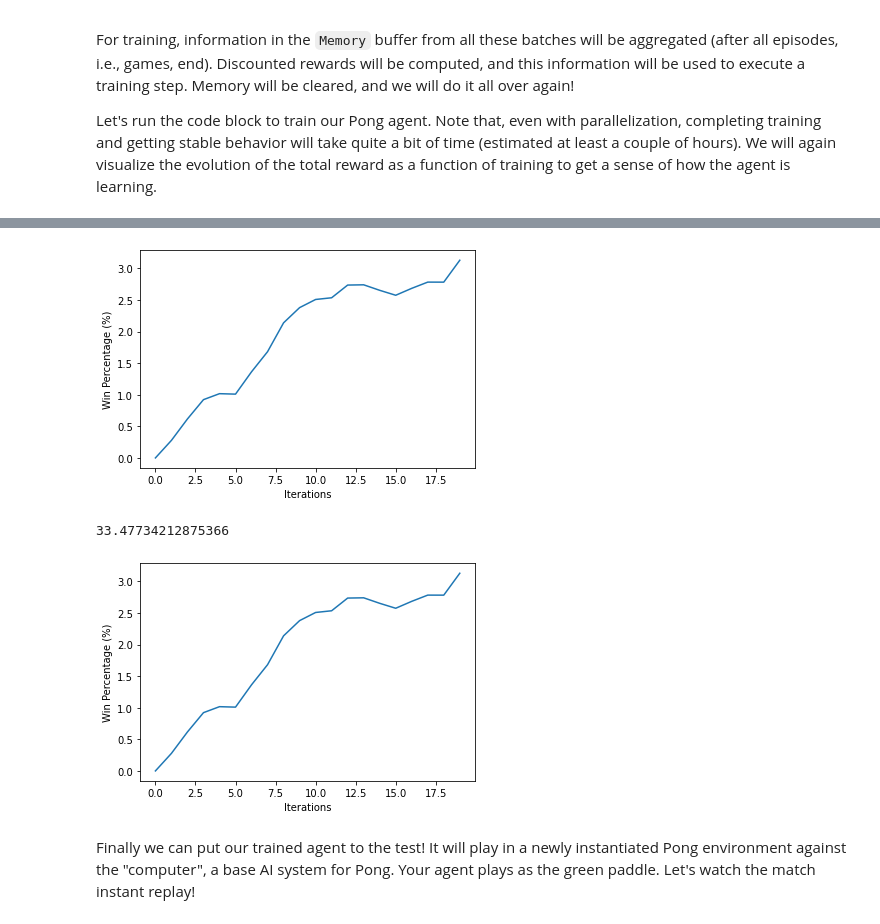
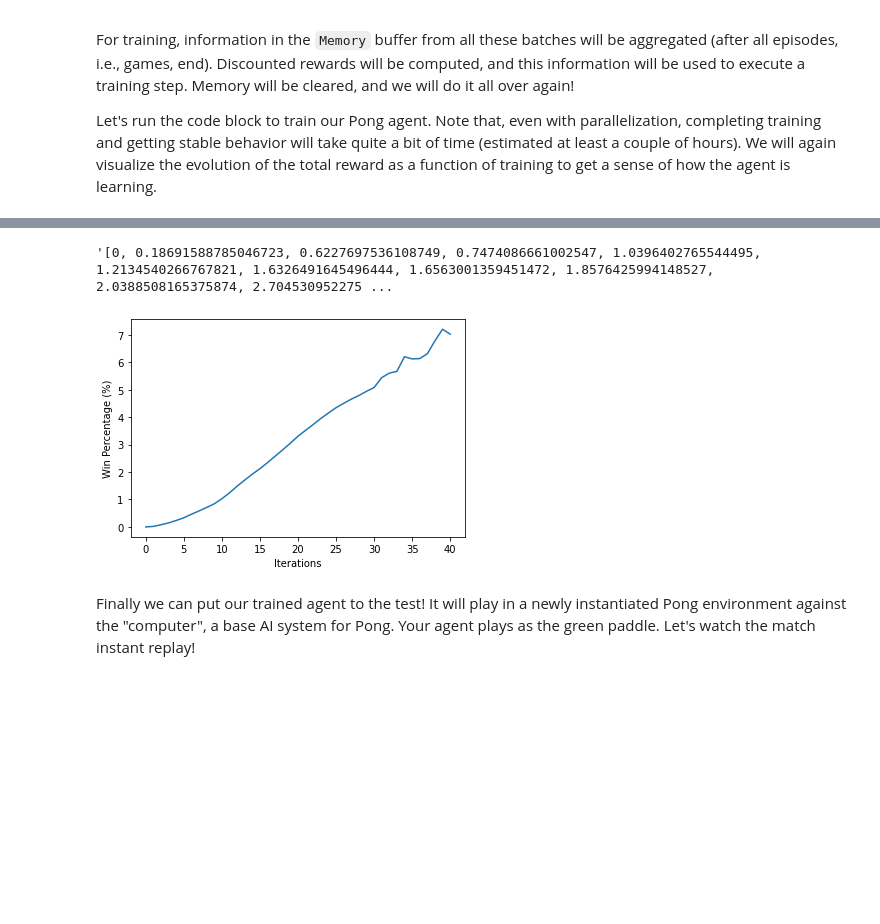
Before and after one commit to rrpronaldo/MIT_6S191, a Jupyter notebook: MIT 6.S191 - Reinforcement Learning.ipynb, the cells around one changed output, grey strips where cells are left out. Saved outputs shown, nothing was run; the diff lists cells and outputs as text; code cells hidden in the pictures; blank space fills up the shorter version.

Commit message:
Labs 3: Reinforcement Learning - Saving model and retraining

```diff
--- a/MIT 6.S191 - Reinforcement Learning.ipynb
+++ b/MIT 6.S191 - Reinforcement Learning.ipynb
@@ -762,0 +784,2 @@ Let's run the code block to train our Pong agent. Note that, even with paralleli
+# %%
+reloaded_pong_model = reload_sm_keras = tf.keras.models.load_model("Pong_Model_Env_Pong-v0", custom_objects={'KerasLayer': hub.KerasLayer})
@@ -763,3 +788,10 @@ Let's run the code block to train our Pong agent. Note that, even with paralleli
+# %%
+with open('smoothed_reward.txt', 'r') as f:
+  smoothed_reward_reloaded = f.readlines()
+# %%
+smoothed_reward_reloaded[0]
+# %% [output]
+'[0, 0.18691588785046723, 0.6227697536108749, 0.7474086661002547, 1.0396402765544495, 1.2134540266767821, 1.6326491645496444, 1.6563001359451472, 1.8576425994148527, 2.0388508165375874, 2.704530952275 ...
 # %%
 ### Hyperparameters and setup for training ###
 # Rerun this cell if you want to re-initialize the training process
@@ -767,32 +799,43 @@ Let's run the code block to train our Pong agent. Note that, even with paralleli
 
 # Hyperparameters
 learning_rate = 1e-3
-MAX_ITERS = 20 # increase the maximum to train longer
+#MAX_ITERS = 20 # increase the maximum to train longer
 batch_size = 5 # number of batches to run
 
 # Model, optimizer
-pong_model = create_pong_model()
+#pong_model = create_pong_model()
+
+#Load the model that was saved to continue the process of training
+pong_model = reloaded_pong_model
+
 optimizer = tf.keras.optimizers.Adam(learning_rate)
 iteration = 0 # counter for training steps
 
 # Plotting
 smoothed_reward = mdl.util.LossHistory(smoothing_factor=0.9)
-smoothed_reward.append(0) # start the reward at zero for baseline comparison
+#smoothed_reward.append(0) # start the reward at zero for baseline comparison
+#Updated rewards with the history of training
+for i in ast.literal_eval(smoothed_reward_reloaded[0]):
+  smoothed_reward.append(i)
+
 plotter = mdl.util.PeriodicPlotter(sec=15, xlabel='Iterations', ylabel='Win Percentage (%)')
 
 # Batches and environment
 # To parallelize batches, we need to make multiple copies of the environment.
 envs = [create_pong_env() for _ in range(batch_size)] # For parallelization
 # %%
+t_start = time.time()
 ### Training Pong ###
 # You can run this cell and stop it anytime in the middle of training to save
 #   a progress video (see next codeblock). To continue training, simply run this
 #   cell again, your model will pick up right where it left off. To reset training,
 #   you need to run the cell above.
 
+MAX_ITERS = 10
 games_to_win_episode = 21 # this is set by OpenAI gym and cannot be changed.
 
 # Main training loop
+iteration = 0
 while iteration < MAX_ITERS:
 
   plotter.plot(smoothed_reward.get())
@@ -801,35 +844,38 @@ while iteration < MAX_ITERS:
   # RL agent algorithm. By default, uses serial batch processing.
   # memories = collect_rollout(batch_size, env, pong_model, choose_action)
 
   # Parallelized version. Uncomment line below (and comment out line above) to parallelize
   memories = mdl.lab3.parallelized_collect_rollout(batch_size, envs, pong_model, choose_action)
   print(time.time()-tic)
 
   # Aggregate memories from multiple batches
   batch_memory = aggregate_memories(memories)
 
   # Track performance based on win percentage (calculated from rewards)
   total_wins = sum(np.array(batch_memory.rewards) == 1)
   total_games = sum(np.abs(np.array(batch_memory.rewards)))
   win_rate = total_wins / total_games
   smoothed_reward.append(100 * win_rate)
 
   # Training!
   train_step(
       pong_model,
       optimizer,
       observations = np.stack(batch_memory.observations, 0),
       actions = np.array(batch_memory.actions),
       discounted_rewards = discount_rewards(batch_memory.rewards)
   )
 
   # Save a video of progress -- this can be played back later
   if iteration % 100 == 0:
-    mdl.lab3.save_video_of_model(pong_model, "Pong-v0",
-                                                suffix="_"+str(iteration))
+    mdl.lab3.save_video_of_model(pong_model, "Pong-v0", suffix="_"+str(iteration))
 
   iteration += 1 # Mark next episode
+
+#Show the time to train
+t_end = time.time()
+minutes, seconds = divmod(round((t_start - t_end),0),60)
+execution_time = str(int(minutes)) + "min and " + str(int(seconds)) + " seconds"
+print("Execution time:", execution_time)
 # %% [output]
-[figure, old version]
+[figure, new version]
-33.47734212875366
-[figure, removed]
```
Also changed, not shown: parts of 17 cells of this notebook.
